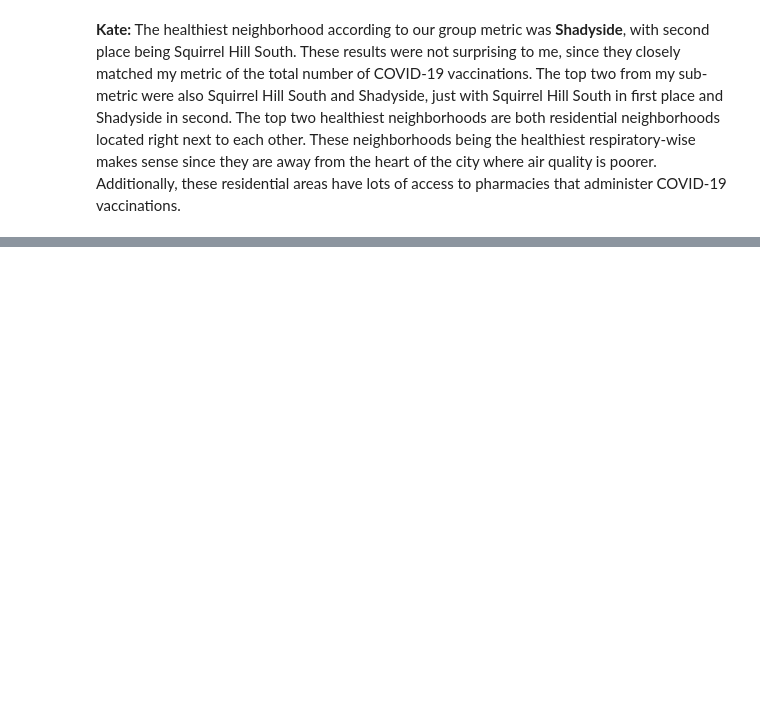
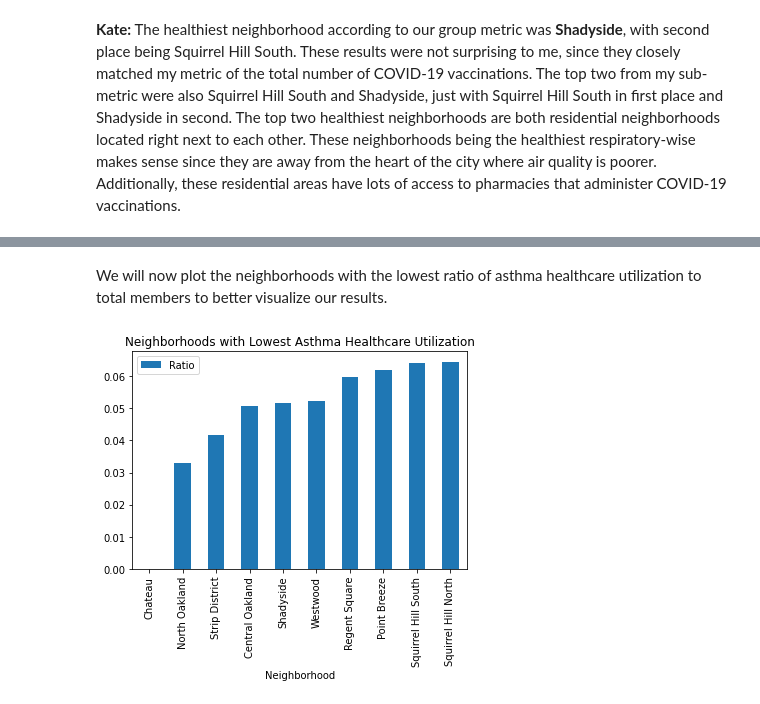
Before and after one commit to etc28/FinalProject5, a Jupyter notebook: Final5-Project-Notebook.ipynb, the cells around one changed output, grey strips where cells are left out. Drawn from its saved outputs; the diff is of its cells as text; code cells hidden in the pictures; blank space fills up the shorter version.

```diff
--- a/Final5-Project-Notebook.ipynb
+++ b/Final5-Project-Notebook.ipynb
@@ -249,0 +384,6 @@ Here are the rankings of each neighborhood in the data set looking at the total
+# %%
+asthma_data['ED_visits'] = asthma_data['ED_visits'].astype(int)
+asthma_data['ED_hosp'] = asthma_data['ED_hosp'].astype(int)
+asthma_data['UC_visits'] = asthma_data['UC_visits'].astype(int)
+asthma_data['Asthma_use'] = asthma_data['Asthma_use'].astype(int)
+asthma_data['Total_members'] = asthma_data['Total_members'].astype(int)
@@ -249,0 +392,4 @@ Here are the rankings of each neighborhood in the data set looking at the total
+# %%
+agg_functions = {'ED_visits': 'sum', 'ED_hosp': 'sum', 'UC_visits':'sum', 'Asthma_use':'sum', 'Total_members':'sum'}
+asthma_data_new = asthma_data.groupby(asthma_data['Neighborhood']).aggregate(agg_functions)
+asthma_data_new.head(5)
@@ -249,0 +406,9 @@ Here are the rankings of each neighborhood in the data set looking at the total
+# %%
+cols = ['ED_visits', 'ED_hosp', 'UC_visits']
+allcols = ['ED_visits', 'ED_hosp', 'UC_visits', "Asthma_use"]
+
+for row in asthma_data_new:
+    #asthma_data_new["ED/UC Visits and Hospitalizations"] = asthma_data_new[cols].sum(axis = 1)
+    asthma_data_new["Combined total"] = asthma_data_new[allcols].sum(axis = 1)
+    asthma_data_new["Ratio"] = asthma_data_new["Combined total"]/asthma_data_new["Total_members"]
+asthma_data_new.head(5)
@@ -249,0 +425,3 @@ Here are the rankings of each neighborhood in the data set looking at the total
+# %%
+asthma_data_sorted = asthma_data_new.sort_values("Ratio", ascending = True)
+asthma_data_sorted.head(10)
@@ -249,0 +441,8 @@ Here are the rankings of each neighborhood in the data set looking at the total
+# %% [markdown]
+We will now plot the neighborhoods with the lowest ratio of asthma healthcare utilization to total members to better visualize our results.
+# %%
+plt = asthma_data_sorted.iloc[:10].plot(kind = 'bar',
+                                         y = "Ratio",
+                                         title = "Neighborhoods with Lowest Asthma Healthcare Utilization")
+# %% [output]
+[figure, added]
```
Also changed, not shown: parts of 31 cells of this notebook, 1 other file.
